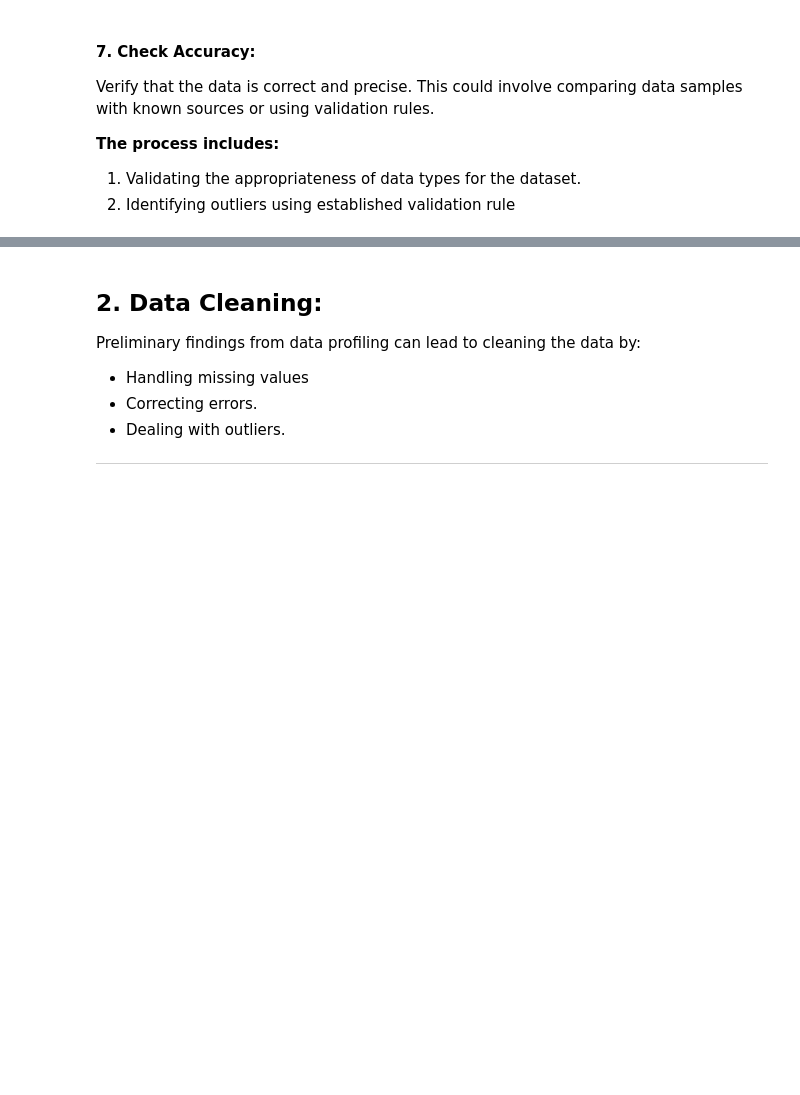
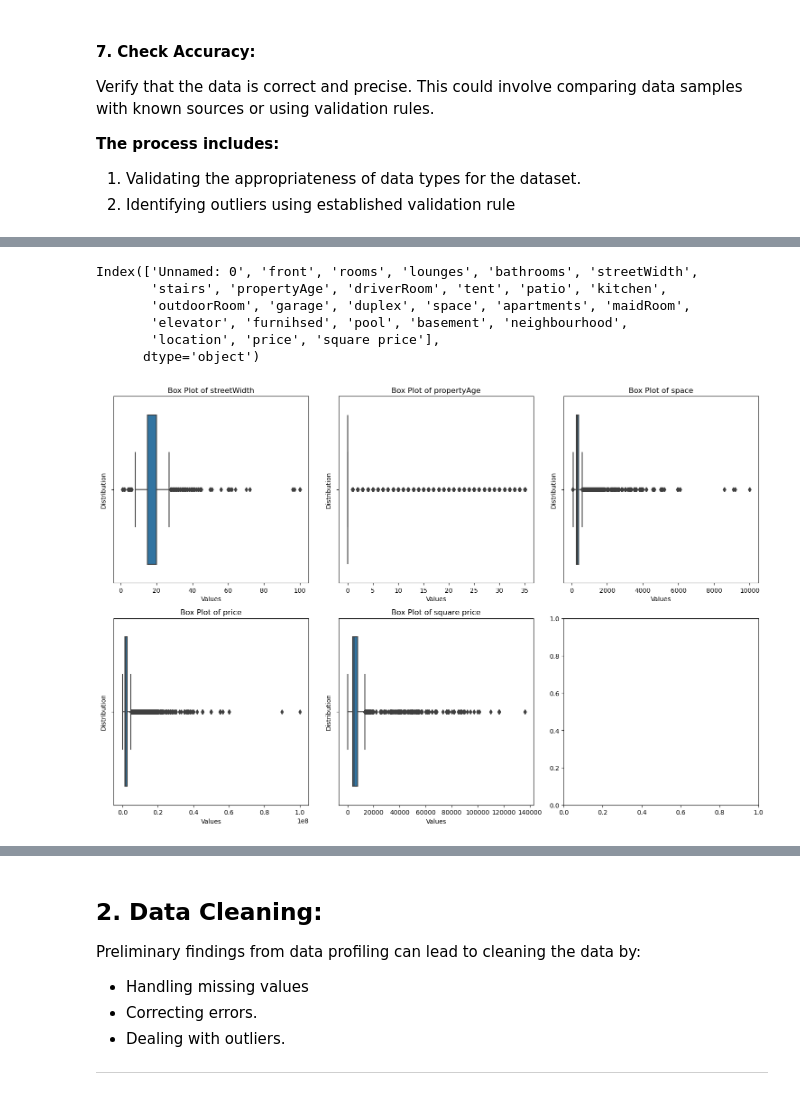
Before and after one commit to GoldenHamad/Aqar-recommendation-in-Riyadh, a Jupyter notebook: EDA_Project 3.ipynb, the cells around one changed output, grey strips where cells are left out. Drawn from its saved outputs; the diff is of its cells as text; code cells hidden in the pictures; blank space fills up the shorter version.

Commit message:
outliers and some data cleaning

```diff
--- a/EDA_Project 3.ipynb
+++ b/EDA_Project 3.ipynb
@@ -125,0 +175,2 @@ We will start by checking the dataset for missing or null values. For this, we c
+# %%
+df.dropna(subset=['price', 'square price', 'lounges'], how='any', inplace=True)
@@ -138,4 +242,34 @@ Verify that the data is correct and precise. This could involve comparing data s
 # %%
 # go to clean them
+#LATERRRR lounges, apartments, and bathrooms need cleaning
+
+df['price'] = df[['price']].astype(int)
+# %%
+df.columns
+# %% [output]
+Index(['Unnamed: 0', 'front', 'rooms', 'lounges', 'bathrooms', 'streetWidth',
+       'stairs', 'propertyAge', 'driverRoom', 'tent', 'patio', 'kitchen',
+       'outdoorRoom', 'garage', 'duplex', 'space', 'apartments', 'maidRoom',
+       'elevator', 'furnihsed', 'pool', 'basement', 'neighbourhood',
+       'location', 'price', 'square price'],
+      dtype='object')
 # %%
-# check outliers
+
+numeric_cols = ['streetWidth', 'propertyAge', 'space', 'price', 'square price']
+
+fig, axes = plt.subplots(nrows=2, ncols=3, figsize=(15, 10))
+
+for i, col in enumerate(numeric_cols):
+    row_index = i // 3
+    col_index = i % 3
+    ax = axes[row_index, col_index]
+
+    sns.boxplot(x=df[col], ax=ax)
+    ax.set_title(f'Box Plot of {col}')
+    ax.set_xlabel('Values')
+    ax.set_ylabel('Distribution')
+
+plt.tight_layout()
+plt.show()
+# %% [output]
+[figure, added]
```
Also changed, not shown: parts of 37 cells of this notebook.
